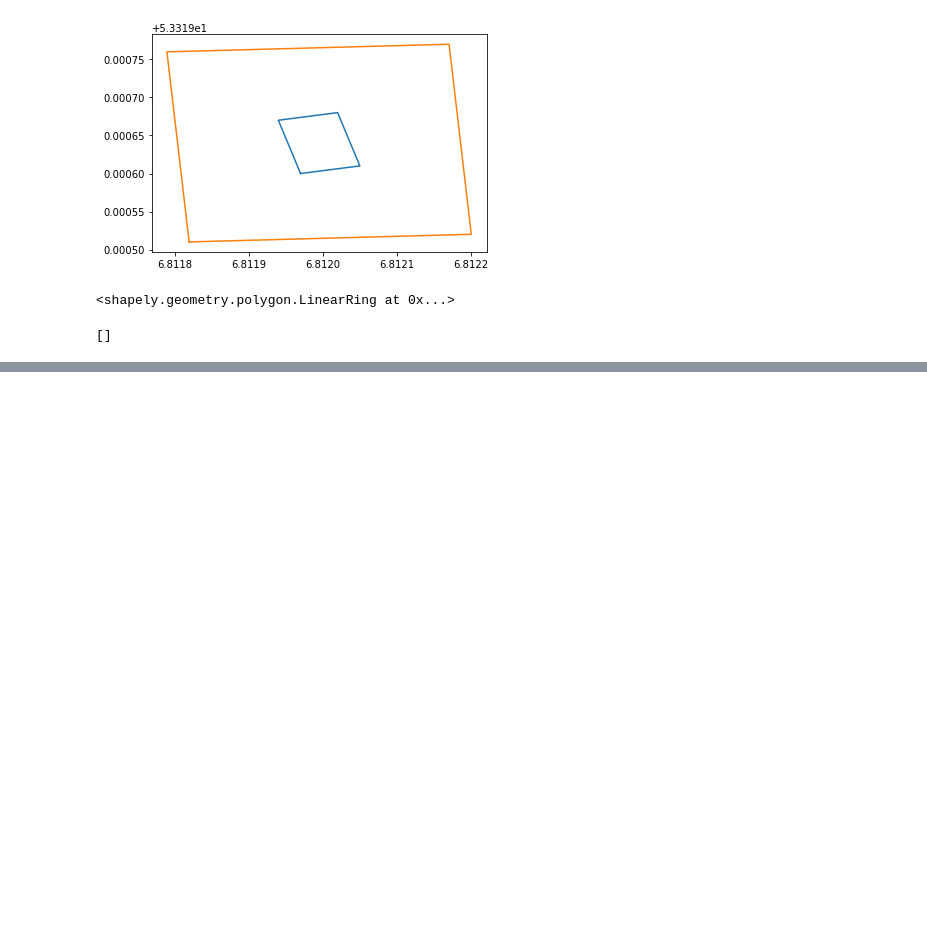
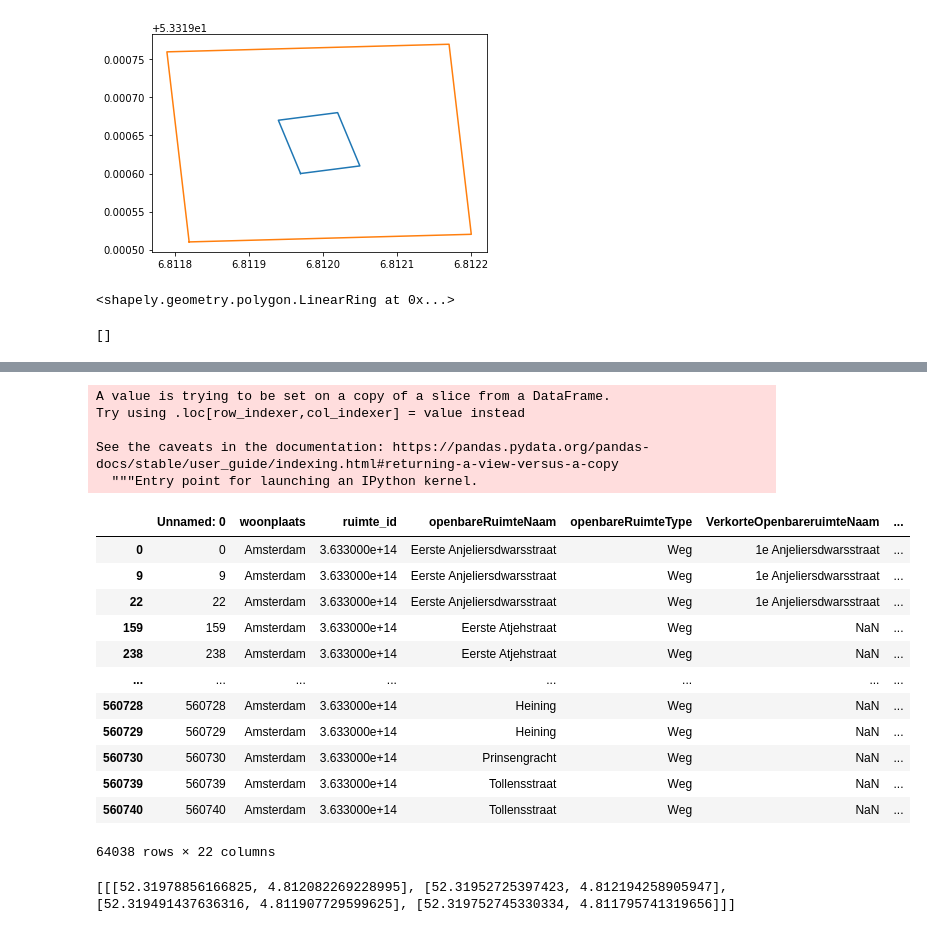
Before and after one commit to TomvandeLooij/dsp-project, a Jupyter notebook: notebooks/test_notebook_for_stuff.ipynb, the cells around one changed output, grey strips where cells are left out. Cells and saved outputs as stored; diff of their text form; code cells hidden in the pictures; blank space fills up the shorter version.

```diff
--- a/notebooks/test_notebook_for_stuff.ipynb
+++ b/notebooks/test_notebook_for_stuff.ipynb
@@ -84,0 +137,10 @@ pco.Execute(-7.0)
+# %%
+for var in variable:
+    print(var)
+    lat, lon = rijksdriehoek.Rijksdriehoek(float(var[0]), float(var[1])).to_wgs()
+    print([lat, lon])
+
+print()
+print(variable)
+print()
+print([rijksdriehoek.Rijksdriehoek(float(var[0]), float(var[1])).to_wgs() for var in variable])
@@ -84,0 +150,8 @@ pco.Execute(-7.0)
+# %%
+non_residential = df[df.gebruiksdoelVerblijfsobject != "woonfunctie"]
+# %%
+def get_wgs(coords):
+    coords = literal_eval(coords)
+    return [rijksdriehoek.Rijksdriehoek(float(var[0]), float(var[1])).to_wgs() for var in coords]
+
+get_wgs(variable)
@@ -84,0 +167,8 @@ pco.Execute(-7.0)
+# %%
+non_residential['WGS'] = non_residential.coordinaten.progress_apply(lambda x:get_wgs(x))
+# %% [output]
+A value is trying to be set on a copy of a slice from a DataFrame.
+Try using .loc[row_indexer,col_indexer] = value instead
+
+See the caveats in the documentation: https://pandas.pydata.org/pandas-docs/stable/user_guide/indexing.html#returning-a-view-versus-a-copy
+  """Entry point for launching an IPython kernel.
@@ -84,0 +183,16 @@ pco.Execute(-7.0)
+# %%
+non_residential
+# %% [output]
+|  | Unnamed: 0 | woonplaats | ruimte_id | openbareRuimteNaam | openbareRuimteType | VerkorteOpenbareruimteNaam | ... |
+| 0 | 0 | Amsterdam | 3.633000e+14 | Eerste Anjeliersdwarsstraat | Weg | 1e Anjeliersdwarsstraat | ... |
+| 9 | 9 | Amsterdam | 3.633000e+14 | Eerste Anjeliersdwarsstraat | Weg | 1e Anjeliersdwarsstraat | ... |
+| 22 | 22 | Amsterdam | 3.633000e+14 | Eerste Anjeliersdwarsstraat | Weg | 1e Anjeliersdwarsstraat | ... |
+| 159 | 159 | Amsterdam | 3.633000e+14 | Eerste Atjehstraat | Weg | NaN | ... |
+| 238 | 238 | Amsterdam | 3.633000e+14 | Eerste Atjehstraat | Weg | NaN | ... |
+| ... | ... | ... | ... | ... | ... | ... | ... |
+| 560728 | 560728 | Amsterdam | 3.633000e+14 | Heining | Weg | NaN | ... |
+| 560729 | 560729 | Amsterdam | 3.633000e+14 | Heining | Weg | NaN | ... |
+| 560730 | 560730 | Amsterdam | 3.633000e+14 | Prinsengracht | Weg | NaN | ... |
+| 560739 | 560739 | Amsterdam | 3.633000e+14 | Tollensstraat | Weg | NaN | ... |
+| 560740 | 560740 | Amsterdam | 3.633000e+14 | Tollensstraat | Weg | NaN | ... |
+64038 rows × 22 columns
@@ -84,0 +207,29 @@ pco.Execute(-7.0)
+# %%
+# TRAN_4326_TO_3857 = Transformer.from_crs("EPSG:4326", "EPSG:3857")
+coordinates             = [[52.31960, 4.81197], [52.31961, 4.81205], [52.31968, 4.81202], [52.31967, 4.81194], [52.31960, 4.81197]]
+# transformed_coordinates = [TRAN_4326_TO_3857.transform(coord[0], coord[1]) for coord in coordinates]
+
+# x_coords = [c[1] for c in transformed_coordinates]
+# y_coords = [c[0] for c in transformed_coordinates]
+
+clipper_offset     = pyclipper.PyclipperOffset()
+coordinates_scaled = pyclipper.scale_to_clipper(coordinates)
+
+clipper_offset.AddPath(coordinates_scaled, pyclipper.JT_MITER, pyclipper.ET_CLOSEDPOLYGON)
+
+new_coordinates    = clipper_offset.Execute(pyclipper.scale_to_clipper(.0001))
+scaled_coordinates = pyclipper.scale_from_clipper(new_coordinates)
+print(scaled_coordinates)
+# scaled_coordinates = [TRAN_4326_TO_3857.transform(coord[0], coord[1]) for coord in scaled_coordinates[0]]
+# extra_coordinate = scaled_coordinates[0]
+# scaled_coordinates.append(extra_coordinate)
+
+# x_coords_scaled = [c[1] for c in scaled_coordinates]
+# y_coords_scaled = [c[0] for c in scaled_coordinates]
+
+# print(x_coords)
+# print(x_coords_scaled)
+# print(y_coords)
+# print(y_coords_scaled)
+# %% [output]
+[[[52.31978856166825, 4.812082269228995], [52.31952725397423, 4.812194258905947], [52.319491437636316, 4.811907729599625], [52.319752745330334, 4.811795741319656]]]
```
Also changed, not shown: parts of 24 cells of this notebook.
